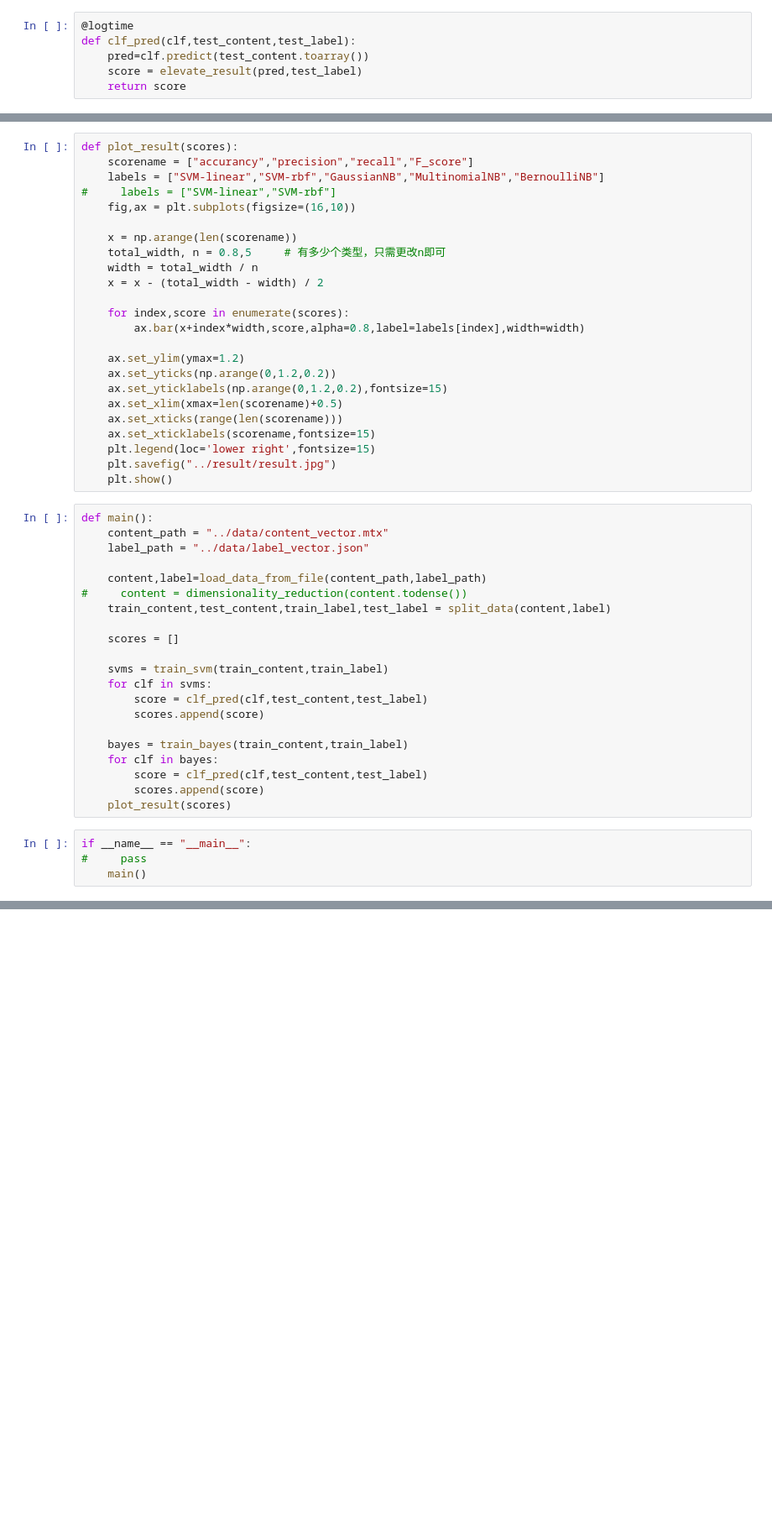
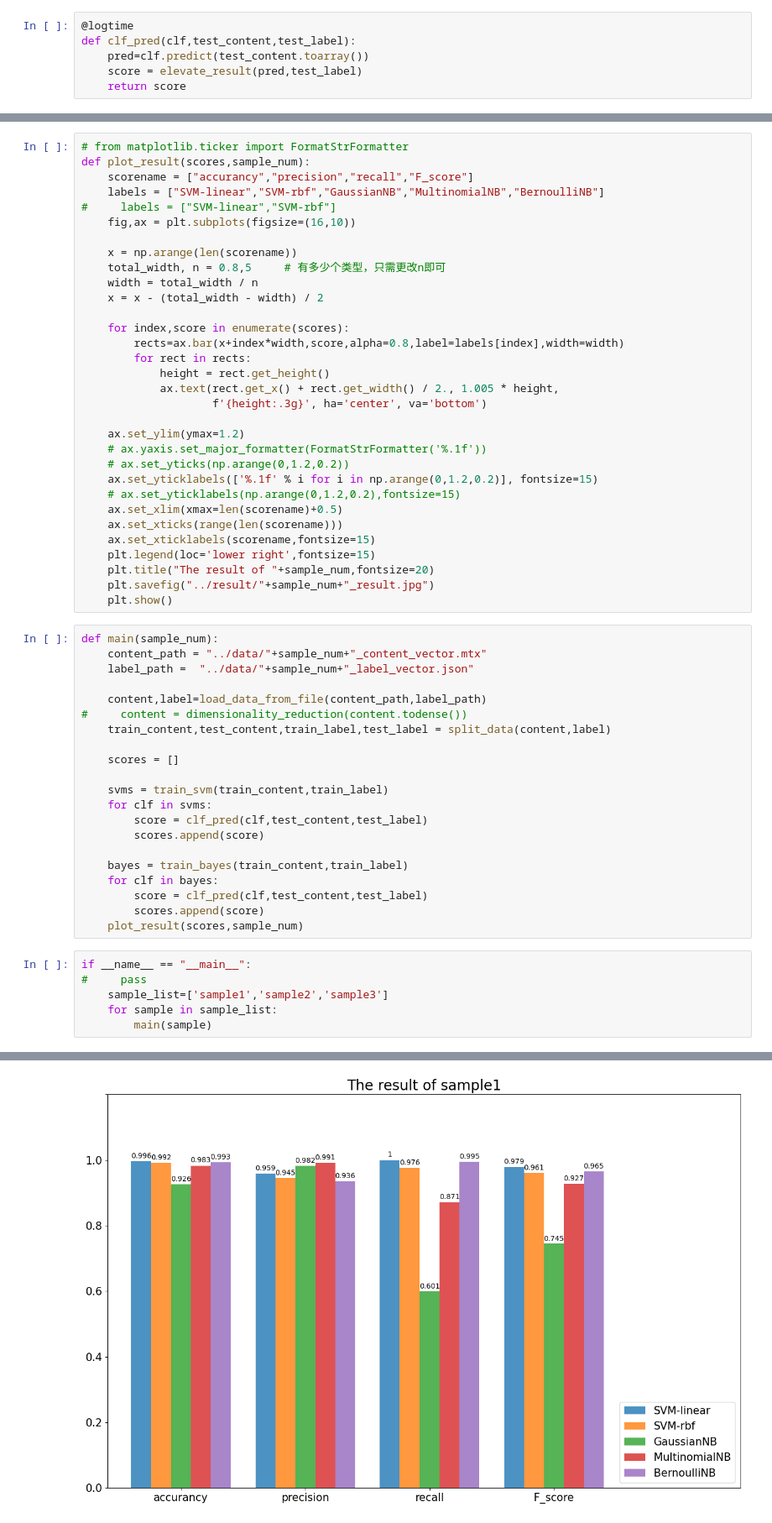
Before and after one commit to Ydoit/Spam_Message_Classification, a Jupyter notebook: SVM/classifier.ipynb, the cells around one changed output, grey strips where cells are left out. Shown: that part at 84% size. Saved outputs shown, nothing was run; the diff lists cells and outputs as text; blank space fills up the shorter version.

Commit message:
gen 3 sample

```diff
--- a/SVM/classifier.ipynb
+++ b/SVM/classifier.ipynb
@@ -130,7 +130,8 @@ def elevate_result(label,pred):
 
     return [accurancy,precison,recall,F_score]
 # %%
-def plot_result(scores):
+# from matplotlib.ticker import FormatStrFormatter
+def plot_result(scores,sample_num):
     scorename = ["accurancy","precision","recall","F_score"]
     labels = ["SVM-linear","SVM-rbf","GaussianNB","MultinomialNB","BernoulliNB"]
 #     labels = ["SVM-linear","SVM-rbf"]
@@ -142,21 +143,28 @@ def plot_result(scores):
     x = x - (total_width - width) / 2
 
     for index,score in enumerate(scores):
-        ax.bar(x+index*width,score,alpha=0.8,label=labels[index],width=width)
+        rects=ax.bar(x+index*width,score,alpha=0.8,label=labels[index],width=width)
+        for rect in rects:
+            height = rect.get_height()
+            ax.text(rect.get_x() + rect.get_width() / 2., 1.005 * height,
+                    f'{height:.3g}', ha='center', va='bottom')
 
     ax.set_ylim(ymax=1.2)
-    ax.set_yticks(np.arange(0,1.2,0.2))
-    ax.set_yticklabels(np.arange(0,1.2,0.2),fontsize=15)
+    # ax.yaxis.set_major_formatter(FormatStrFormatter('%.1f'))
+    # ax.set_yticks(np.arange(0,1.2,0.2))
+    ax.set_yticklabels(['%.1f' % i for i in np.arange(0,1.2,0.2)], fontsize=15)
+    # ax.set_yticklabels(np.arange(0,1.2,0.2),fontsize=15)
     ax.set_xlim(xmax=len(scorename)+0.5)
     ax.set_xticks(range(len(scorename)))
     ax.set_xticklabels(scorename,fontsize=15)
     plt.legend(loc='lower right',fontsize=15)
-    plt.savefig("../result/result.jpg")
+    plt.title("The result of "+sample_num,fontsize=20)
+    plt.savefig("../result/"+sample_num+"_result.jpg")
     plt.show()
 # %%
-def main():
-    content_path = "../data/content_vector.mtx"
-    label_path = "../data/label_vector.json"
+def main(sample_num):
+    content_path = "../data/"+sample_num+"_content_vector.mtx"
+    label_path =  "../data/"+sample_num+"_label_vector.json"
 
     content,label=load_data_from_file(content_path,label_path)
 #     content = dimensionality_reduction(content.todense())
@@ -173,8 +181,11 @@ def main():
     for clf in bayes:
         score = clf_pred(clf,test_content,test_label)
         scores.append(score)
-    plot_result(scores)
+    plot_result(scores,sample_num)
 # %%
 if __name__ == "__main__":
 #     pass
-    main()
+    sample_list=['sample1','sample2','sample3']
+    for sample in sample_list:
+        main(sample)
+# %% [output]
@@ -180,0 +209 @@ if __name__ == "__main__":
+[figure, added]
```
Also changed, not shown: parts of 2 cells of this notebook, 26 other files.
